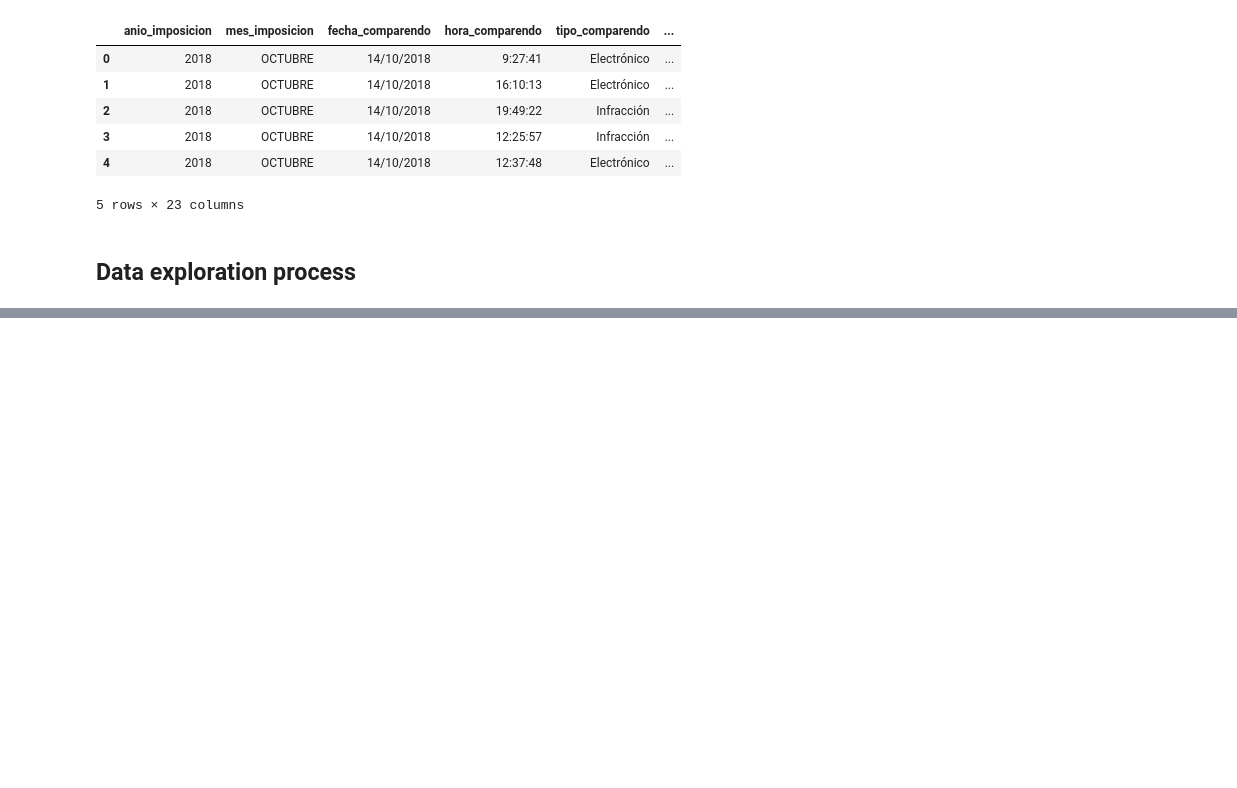
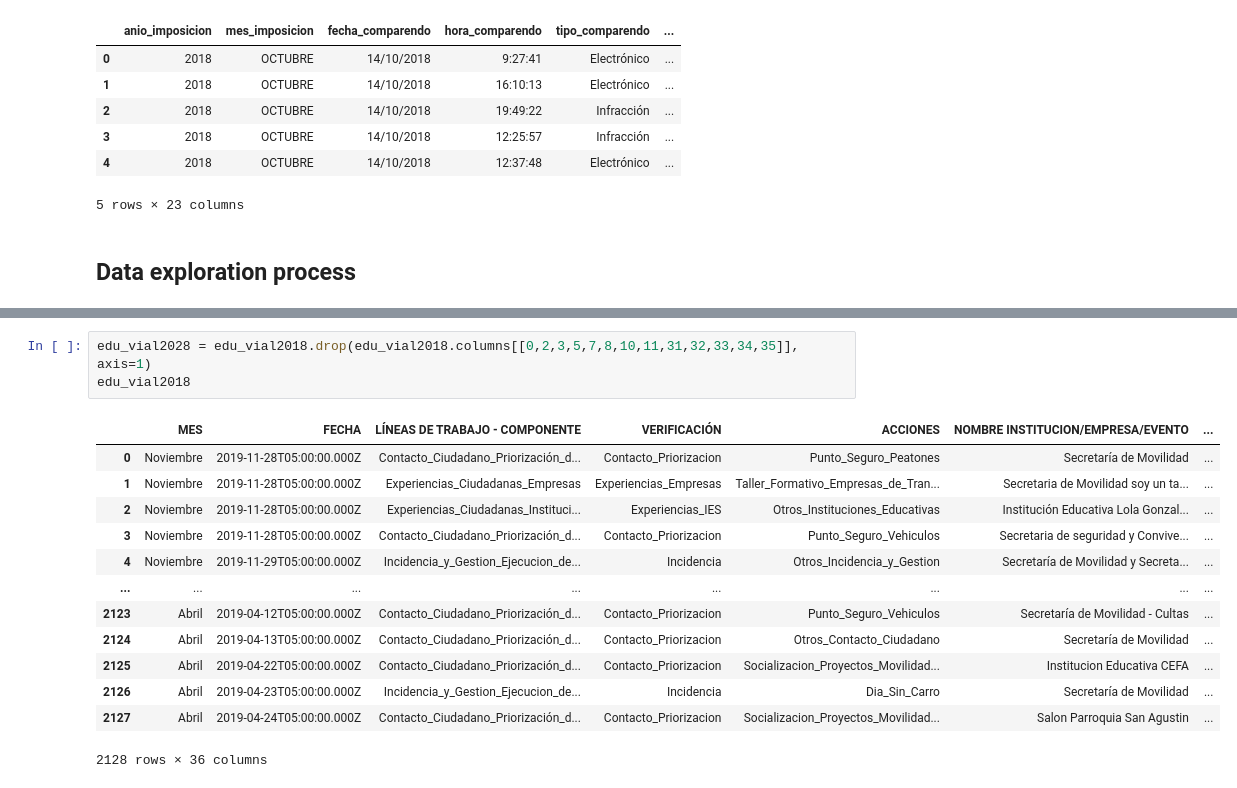
Before and after one commit to SebasMora28/Proyecto_analitica_aplicada, a Jupyter notebook: data_exploration.ipynb, the cells around one changed output, grey strips where cells are left out. Drawn from its saved outputs; the diff is of its cells as text; blank space fills up the shorter version.

```diff
--- a/data_exploration.ipynb
+++ b/data_exploration.ipynb
@@ -148,0 +193,17 @@ plt.show()
+# %%
+edu_vial2028 = edu_vial2018.drop(edu_vial2018.columns[[0,2,3,5,7,8,10,11,31,32,33,34,35]], axis=1)
+edu_vial2018
+# %% [output]
+|  | MES | FECHA | LÍNEAS DE TRABAJO - COMPONENTE | VERIFICACIÓN | ACCIONES | NOMBRE INSTITUCION/EMPRESA/EVENTO | ... |
+| 0 | Noviembre | 2019-11-28T05:00:00.000Z | Contacto_Ciudadano_Priorización_d... | Contacto_Priorizacion | Punto_Seguro_Peatones | Secretaría de Movilidad | ... |
+| 1 | Noviembre | 2019-11-28T05:00:00.000Z | Experiencias_Ciudadanas_Empresas | Experiencias_Empresas | Taller_Formativo_Empresas_de_Tran... | Secretaria de Movilidad soy un ta... | ... |
+| 2 | Noviembre | 2019-11-28T05:00:00.000Z | Experiencias_Ciudadanas_Instituci... | Experiencias_IES | Otros_Instituciones_Educativas | Institución Educativa Lola Gonzal... | ... |
+| 3 | Noviembre | 2019-11-28T05:00:00.000Z | Contacto_Ciudadano_Priorización_d... | Contacto_Priorizacion | Punto_Seguro_Vehiculos | Secretaria de seguridad y Convive... | ... |
+| 4 | Noviembre | 2019-11-29T05:00:00.000Z | Incidencia_y_Gestion_Ejecucion_de... | Incidencia | Otros_Incidencia_y_Gestion | Secretaría de Movilidad y Secreta... | ... |
+| ... | ... | ... | ... | ... | ... | ... | ... |
+| 2123 | Abril | 2019-04-12T05:00:00.000Z | Contacto_Ciudadano_Priorización_d... | Contacto_Priorizacion | Punto_Seguro_Vehiculos | Secretaría de Movilidad - Cultas | ... |
+| 2124 | Abril | 2019-04-13T05:00:00.000Z | Contacto_Ciudadano_Priorización_d... | Contacto_Priorizacion | Otros_Contacto_Ciudadano | Secretaría de Movilidad | ... |
+| 2125 | Abril | 2019-04-22T05:00:00.000Z | Contacto_Ciudadano_Priorización_d... | Contacto_Priorizacion | Socializacion_Proyectos_Movilidad... | Institucion Educativa CEFA | ... |
+| 2126 | Abril | 2019-04-23T05:00:00.000Z | Incidencia_y_Gestion_Ejecucion_de... | Incidencia | Dia_Sin_Carro | Secretaría de Movilidad | ... |
+| 2127 | Abril | 2019-04-24T05:00:00.000Z | Contacto_Ciudadano_Priorización_d... | Contacto_Priorizacion | Socializacion_Proyectos_Movilidad... | Salon Parroquia San Agustin | ... |
+2128 rows × 36 columns
```
Also changed, not shown: parts of 7 cells of this notebook.
